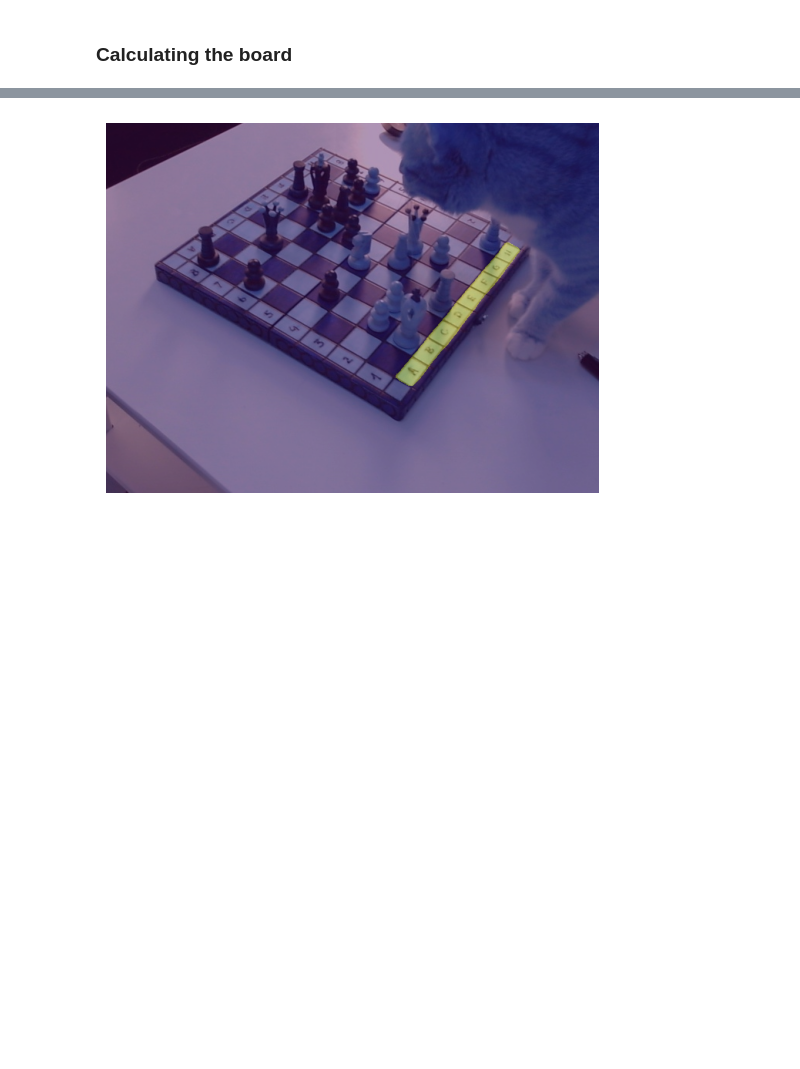
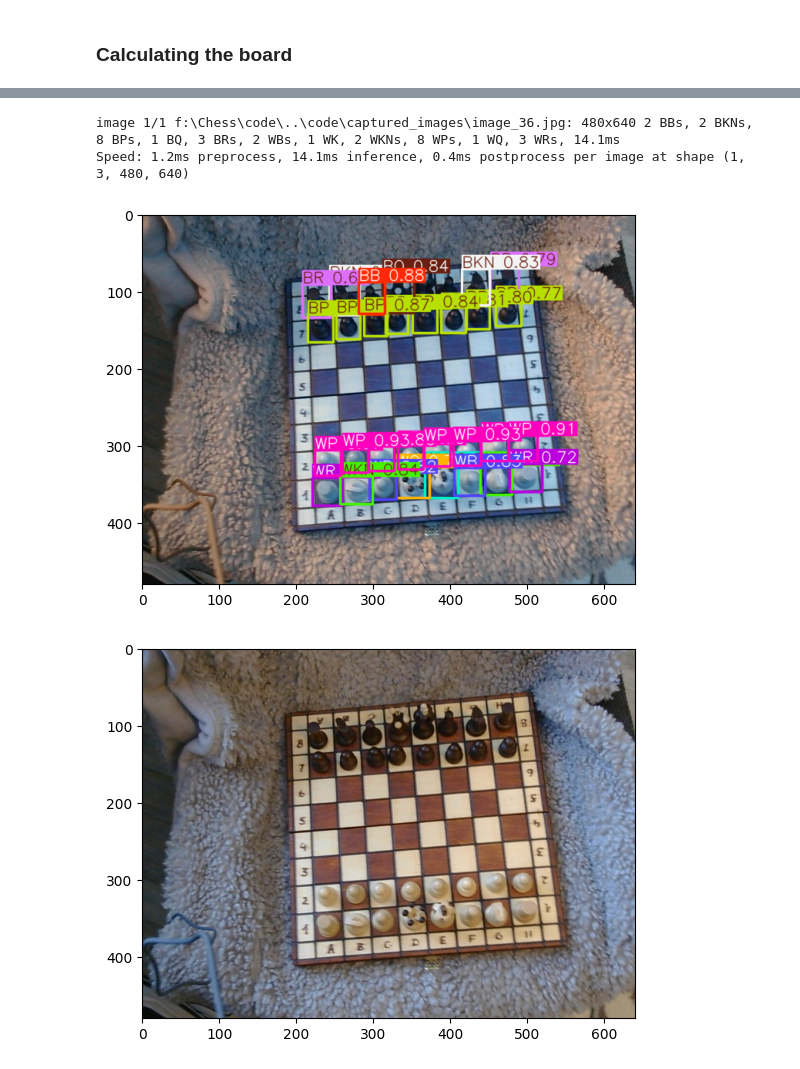
Before and after one commit to petteri9292/Chess, a Jupyter notebook: code/Board_position.ipynb, the cells around one changed output, grey strips where cells are left out. Cells and saved outputs as stored; diff of their text form; code cells hidden in the pictures; blank space fills up the shorter version.

Commit message:
Fixed the rotation and started to work on finding piece's positions

```diff
--- a/code/Board_position.ipynb
+++ b/code/Board_position.ipynb
@@ -9,7 +9,7 @@ import matplotlib.pyplot as plt
 # %%
 model_board = YOLO("../code/runs/segment/train6/weights/best.pt")
 # %%
-test_image_path = "../code/captured_images/image_96.jpg"
+test_image_path = "../code/captured_images/image_36.jpg"
 # %%
 result = model_board.predict(test_image_path,retina_masks=True)
 # %% [output]
@@ -270,11 +258,18 @@ calculate_homography(result)
-# %%
-
-img = result[0].orig_img
-mask = result[0].masks.data[1].cpu().numpy()
-
-plt.imshow(img)
-plt.imshow(mask, alpha=0.4)  # overlay
-plt.axis("off")
-plt.show()
-# %% [output]
-[figure, removed]
+# %%
+model_pieces = YOLO("../code/runs/detect/train9/weights/best.pt")
+# %%
+result_pieces = model_pieces.predict(test_image_path,retina_masks=True)
+# %% [output]
+image 1/1 f:\Chess\code\..\code\captured_images\image_36.jpg: 480x640 2 BBs, 2 BKNs, 8 BPs, 1 BQ, 3 BRs, 2 WBs, 1 WK, 2 WKNs, 8 WPs, 1 WQ, 3 WRs, 14.1ms
+Speed: 1.2ms preprocess, 14.1ms inference, 0.4ms postprocess per image at shape (1, 3, 480, 640)
+# %%
+plt.imshow(result_pieces[0].plot())
+plt.show()
+
+image = cv2.imread(test_image_path)
+image = cv2.cvtColor(image, cv2.COLOR_BGR2RGB)
+plt.imshow(image)
+plt.show()
+# %% [output]
+[figure, added]
+[figure, added]
```
Also changed, not shown: parts of 7 cells of this notebook.
